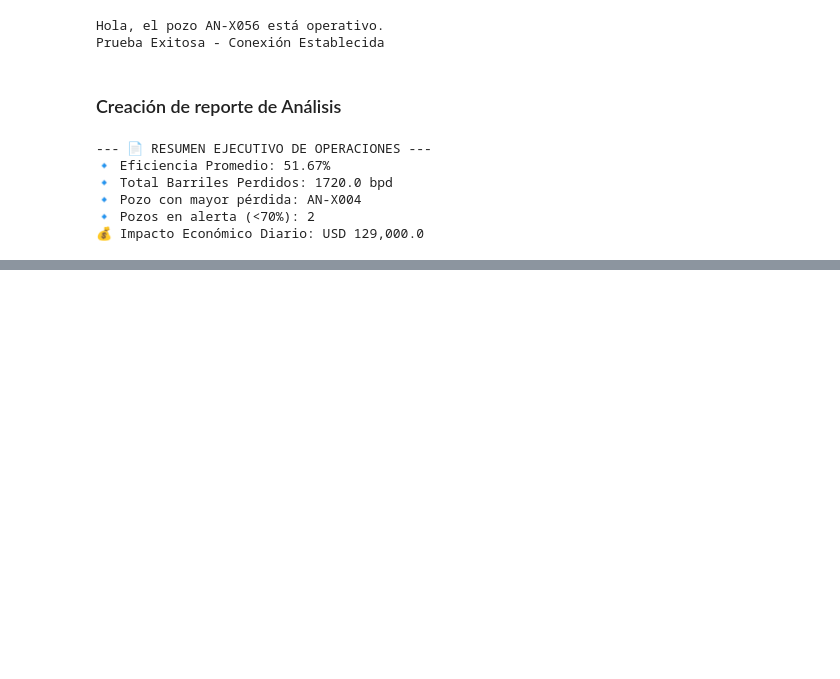
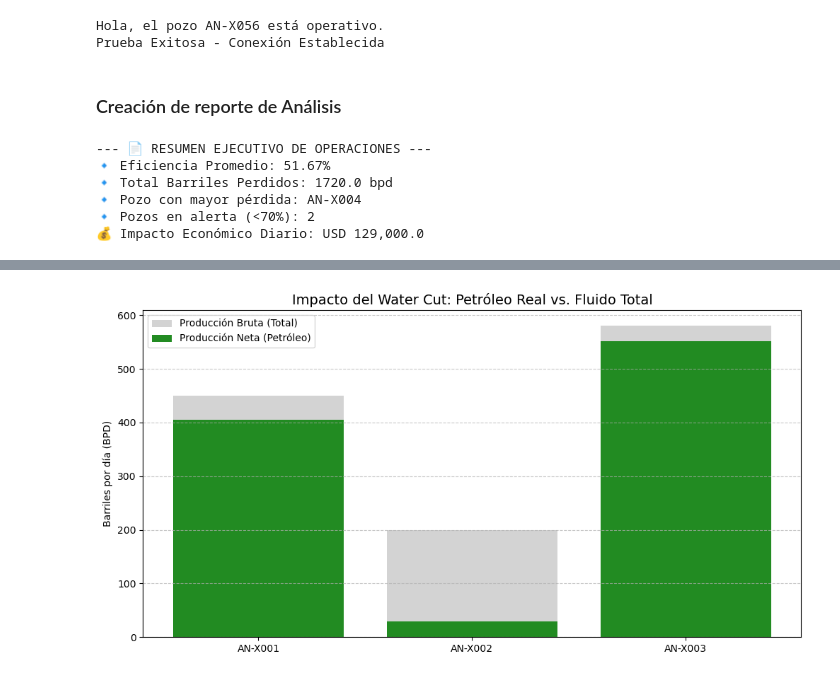
Before and after one commit to SiRoDevSoft/analisis_eficiencia_vaca_muerta, a Jupyter notebook: notebooks/monitor_eficiencia.ipynb, the cells around one changed output, grey strips where cells are left out. Drawn from its saved outputs; the diff is of its cells as text; code cells hidden in the pictures; blank space fills up the shorter version.

```diff
--- a/notebooks/monitor_eficiencia.ipynb
+++ b/notebooks/monitor_eficiencia.ipynb
@@ -231,0 +258,31 @@ if resumen:
+# %%
+import matplotlib.pyplot as plt
+import seaborn as sns
+from funciones_petroleras import procesar_datos_produccion, categorizar_pozos, calcular_produccion_neta
+
+# 1. Flujo de datos completo
+df = procesar_datos_produccion("datos_campo.csv")
+df = categorizar_pozos(df)
+df['water_cut'] = [10, 85, 5, 95, 0] # Simulación de campo
+df = calcular_produccion_neta(df)
+
+# 2. Filtro de Calidad (Solo pozos con datos reales y positivos)
+df_valid = df[df['prod_neta_petroleo'] > 0].copy() # Sin esto, el gráfico se vería distorsionado o daría error.
+
+# 3. Creación del gráfico de comparación
+plt.figure(figsize=(12, 6))
+x = df_valid['pozo_id']
+y_total = df_valid['prod_real_bpd']
+y_neta = df_valid['prod_neta_petroleo']
+
+plt.bar(x, y_total, label='Producción Bruta (Total)', color='lightgrey')
+plt.bar(x, y_neta, label='Producción Neta (Petróleo)', color='forestgreen')
+
+plt.title("Impacto del Water Cut: Petróleo Real vs. Fluido Total", fontsize=14)
+plt.ylabel("Barriles por día (BPD)")
+plt.legend()
+plt.grid(axis='y', linestyle='--', alpha=0.7)
+
+plt.show()
+# %% [output]
+[figure, added]
```
Also changed, not shown: parts of 12 cells of this notebook, 4 other files.
